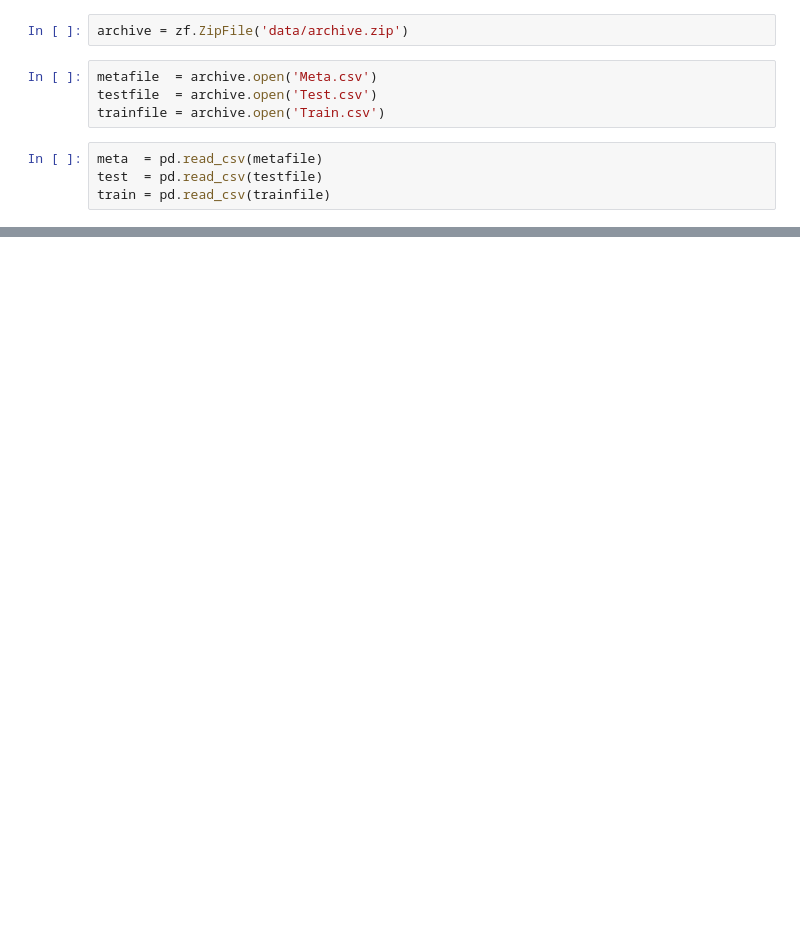
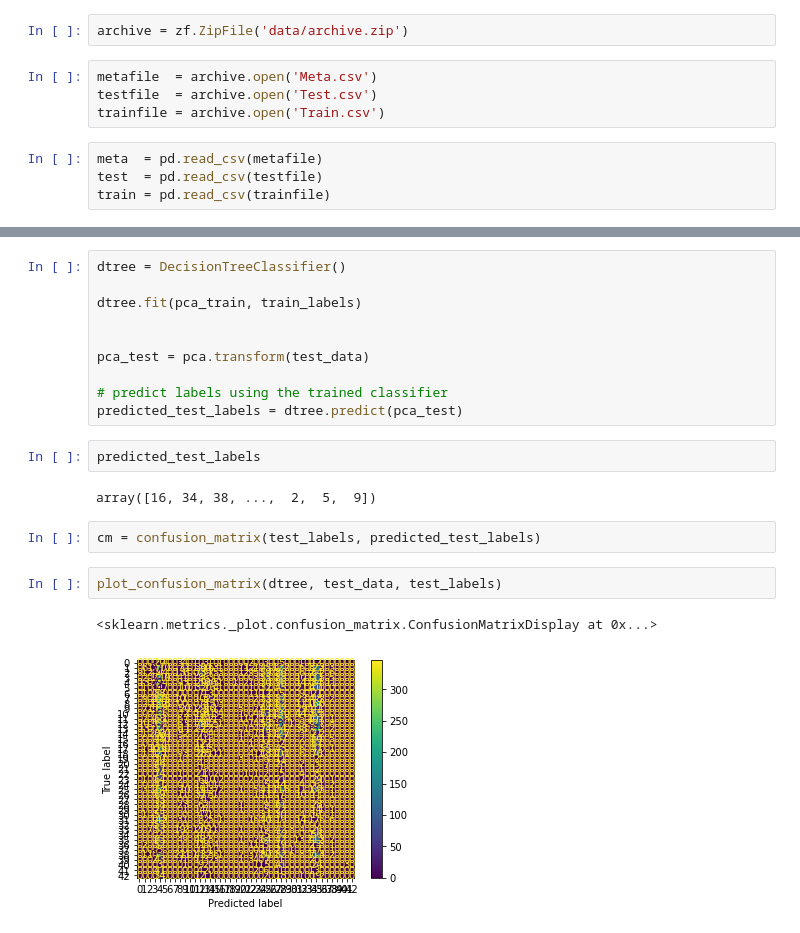
Before and after one commit to aefrank/ucsd_cse276c, a Jupyter notebook: code/hw4_problem1.ipynb, the cells around one changed output, grey strips where cells are left out. Drawn from its saved outputs; the diff is of its cells as text; blank space fills up the shorter version.

```diff
--- a/code/hw4_problem1.ipynb
+++ b/code/hw4_problem1.ipynb
@@ -94,0 +242,21 @@ array([[[ 56,  51,  46],
+# %%
+dtree = DecisionTreeClassifier()
+
+dtree.fit(pca_train, train_labels)
+
+
+pca_test = pca.transform(test_data)
+
+# predict labels using the trained classifier
+predicted_test_labels = dtree.predict(pca_test)
+# %%
+predicted_test_labels
+# %% [output]
+array([16, 34, 38, ...,  2,  5,  9])
+# %%
+cm = confusion_matrix(test_labels, predicted_test_labels)
+# %%
+plot_confusion_matrix(dtree, test_data, test_labels)
+# %% [output]
+<sklearn.metrics._plot.confusion_matrix.ConfusionMatrixDisplay at 0x...>
+[figure, added]
```
Also changed, not shown: parts of 20 cells of this notebook, 1 other file.
